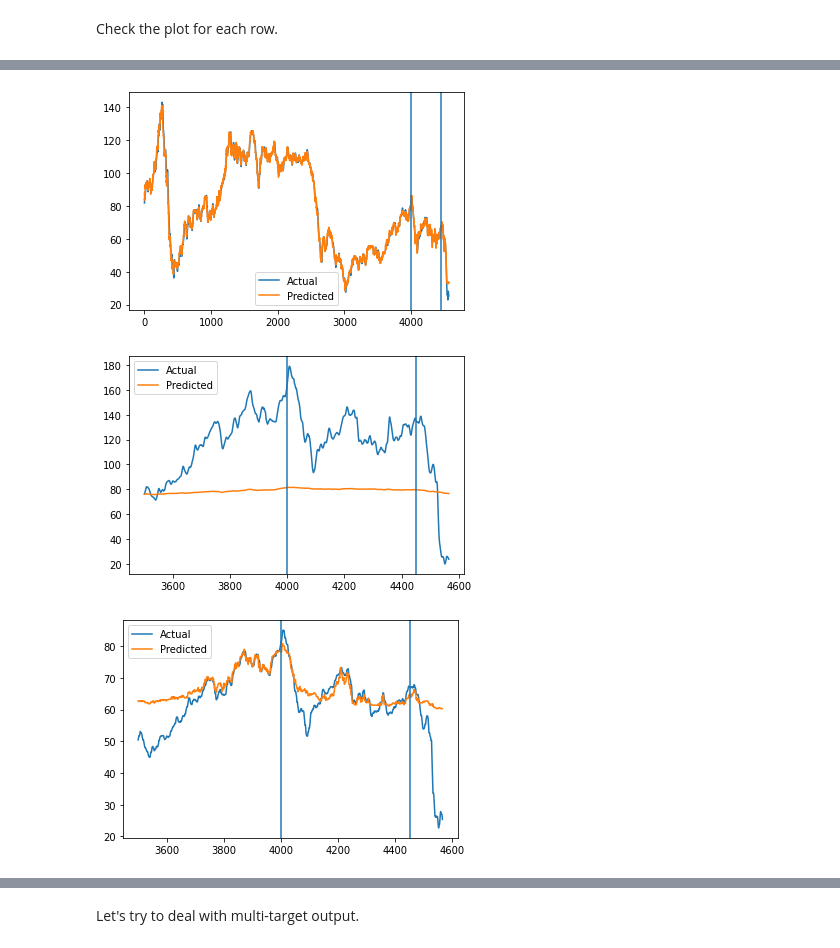
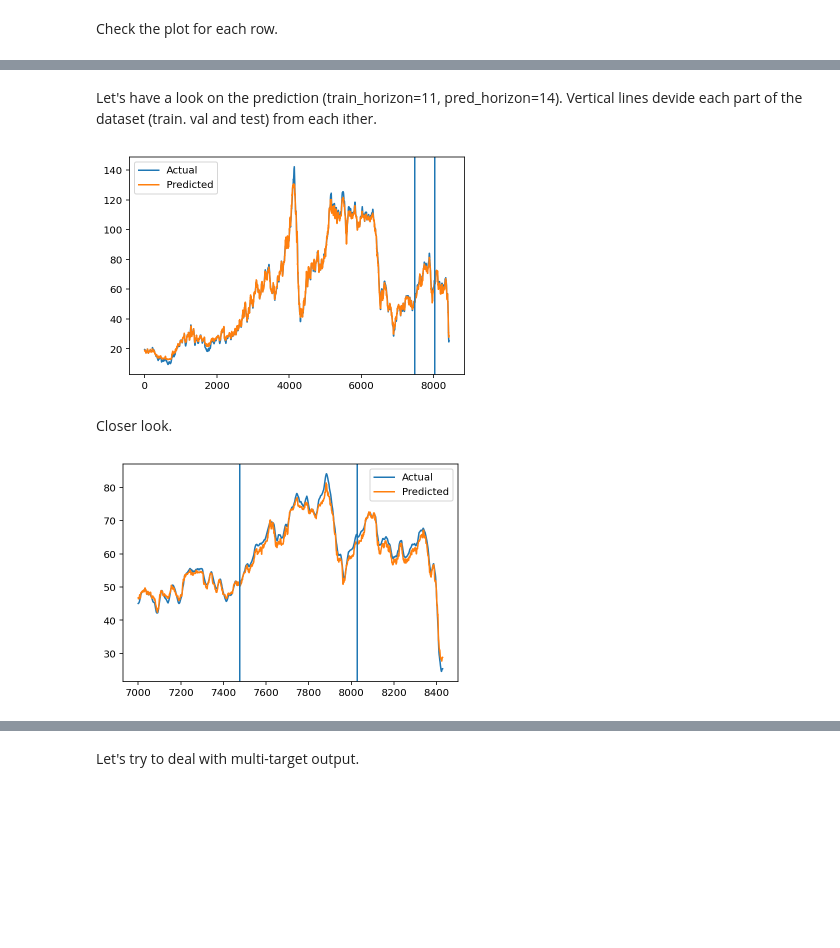
Before and after one commit to nickpon/ruble_oil_prediction, a Jupyter notebook: experiments/CatBoost experiments.ipynb, the cells around one changed output, grey strips where cells are left out. Drawn from its saved outputs; the diff is of its cells as text; code cells hidden in the pictures; blank space fills up the shorter version.

Commit message:
First results on CatBoost

```diff
--- a/experiments/CatBoost experiments.ipynb
+++ b/experiments/CatBoost experiments.ipynb
@@ -24,9 +27,2 @@ from preprocessors.extrapolate_functions import *
 %load_ext autoreload
 %autoreload 2
-# %%
-def mape(y_true: np.ndarray, y_pred: np.ndarray) -> np.ndarray:
-    return np.mean(np.abs((y_true - y_pred) / y_true)) * 100
-
-
-def rmse(y_true: np.ndarray, y_pred: np.ndarray) -> np.ndarray:
-    return np.sqrt(mean_squared_error(y_true=y_true, y_pred=y_pred))
@@ -38,9 +29,9 @@ If using Google Colab uncomment the cell below.
 # %%
-DATA_PATH = "../data/BRDT_GAS_2007.csv"
-train_size = 4000
-val_size = 450
+DATA_PATH = "../data/BRDT_1997.csv"
+train_size = 7475
+val_size = 551
 max_train_horizons = 55
 max_prediction_horizons = 30
-d_size = 5
+d_size = 4
 # %%
 df = pd.read_csv(DATA_PATH)
@@ -142,7 +110,11 @@ Estimator params: {'verbose': 500, 'has_time': True, 'iterations': 4000, 'depth'
 # %%
-mae_union_catboost_eval.form_result_table(
-    metric_names=['MAE', 'MSE', 'RMSE', 'MAPE', 'pearson'],
-    metrics=[mean_absolute_error, mean_squared_error, rmse, mape, pearson],
+rmse_union_catboost_eval_linear_big = CatBoostEvaluator(**params)
+
+rmse_union_catboost_eval_linear_big.evaluate_params()
+
+rmse_union_catboost_eval_linear_big.form_result_table(
+    metric_names=['MAE', 'RMSE', 'MAPE', 'pearson'],
+    metrics=[mean_absolute_error, rmse, mape, pearson],
     part='test',
     is_real_data=True,
 )
@@ -187,30 +155,26 @@ mse_union_catboost_eval.form_result_table(
+# %% [markdown]
+Let's have a look on the prediction (train_horizon=11, pred_horizon=14). Vertical lines devide each part of the dataset (train. val and test) from each ither.
 # %%
 #Linear
-mae_union_catboost_eval.plot_union(
-    train_horizon=7,
-    pred_horizon=7,
+
+rmse_union_catboost_eval_linear_big.plot_union(
+    train_horizon=11,
+    pred_horizon=14,
     start_ind=0,
     end_ind=None,
 )
 # %% [output]
-[figure, old version]
+[figure, new version]
+# %% [markdown]
+Closer look.
 # %%
 #Linear
-mae_union_catboost_eval.plot_union(
-    train_horizon=7,
-    pred_horizon=7,
-    start_ind=3500,
+
+rmse_union_catboost_eval_linear_big.plot_union(
+    train_horizon=11,
+    pred_horizon=14,
+    start_ind=7000,
     end_ind=None,
 )
 # %% [output]
-[figure, old version]
+[figure, new version]
-# %%
-#Sparse
-mae_union_catboost_eval.plot_union(
-    train_horizon=5,
-    pred_horizon=5,
-    start_ind=3500,
-    end_ind=None,
-)
-# %% [output]
-[figure, removed]
```
Also changed, not shown: parts of 42 cells of this notebook, 2 other files.
